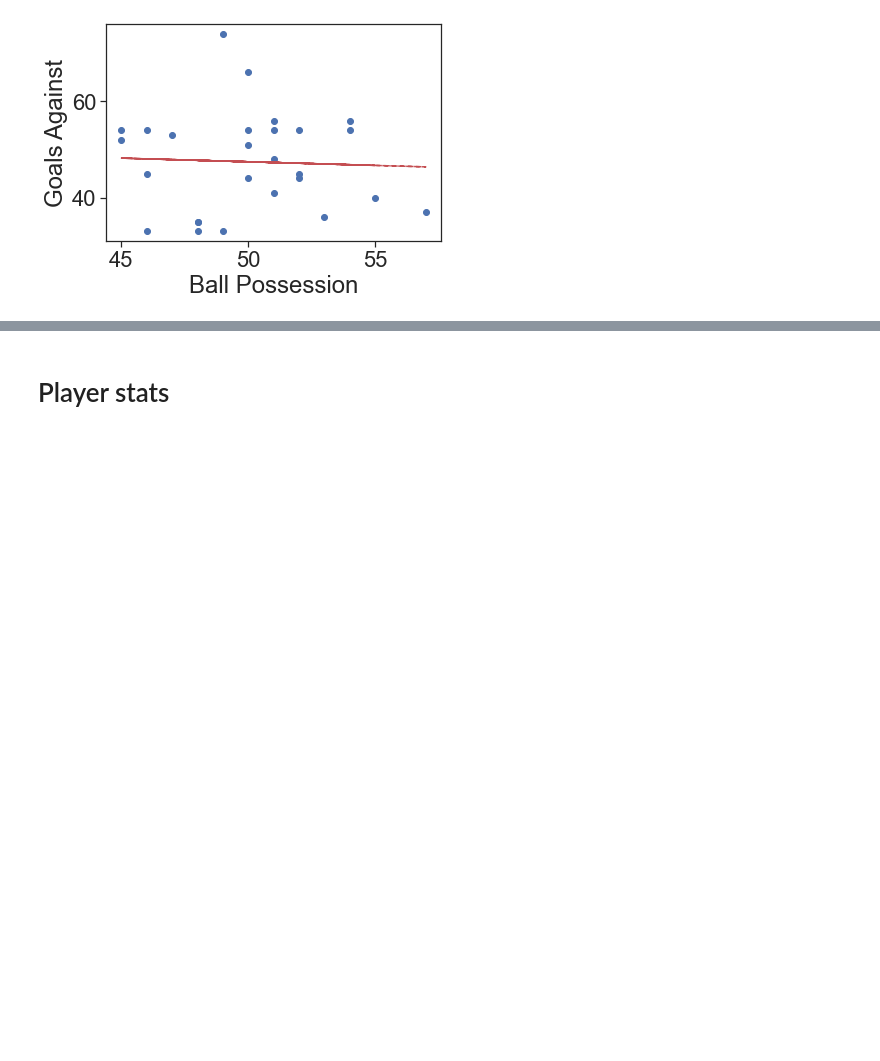
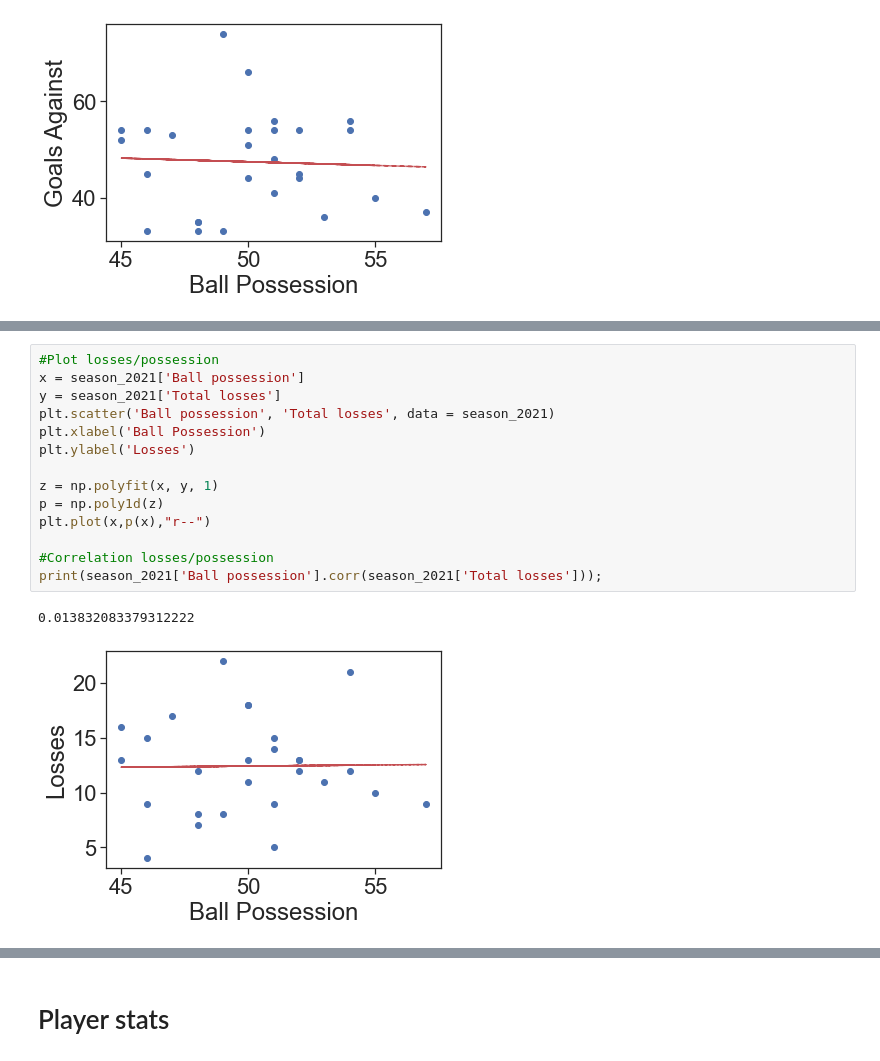
Before and after one commit to AndyRast/MLS-Soccer, a Jupyter notebook: MLS Web.ipynb, the cells around one changed output, grey strips where cells are left out. Drawn from its saved outputs; the diff is of its cells as text; blank space fills up the shorter version.

```diff
--- a/MLS Web.ipynb
+++ b/MLS Web.ipynb
@@ -567,3 +584,20 @@ print(season_2021['Ball possession'].corr(season_2021['Goals against']));
+# %%
+#Plot losses/possession
+x = season_2021['Ball possession']
+y = season_2021['Total losses']
+plt.scatter('Ball possession', 'Total losses', data = season_2021)
+plt.xlabel('Ball Possession')
+plt.ylabel('Losses')
+
+z = np.polyfit(x, y, 1)
+p = np.poly1d(z)
+plt.plot(x,p(x),"r--")
+
+#Correlation losses/possession
+print(season_2021['Ball possession'].corr(season_2021['Total losses']));
+# %% [output]
+0.013832083379312222
+[figure, added]
 # %%
 #Plot fouls committed/passes
 x = season_2021['Fouls committed']
```
Also changed, not shown: parts of 54 cells of this notebook, 21 other files.
